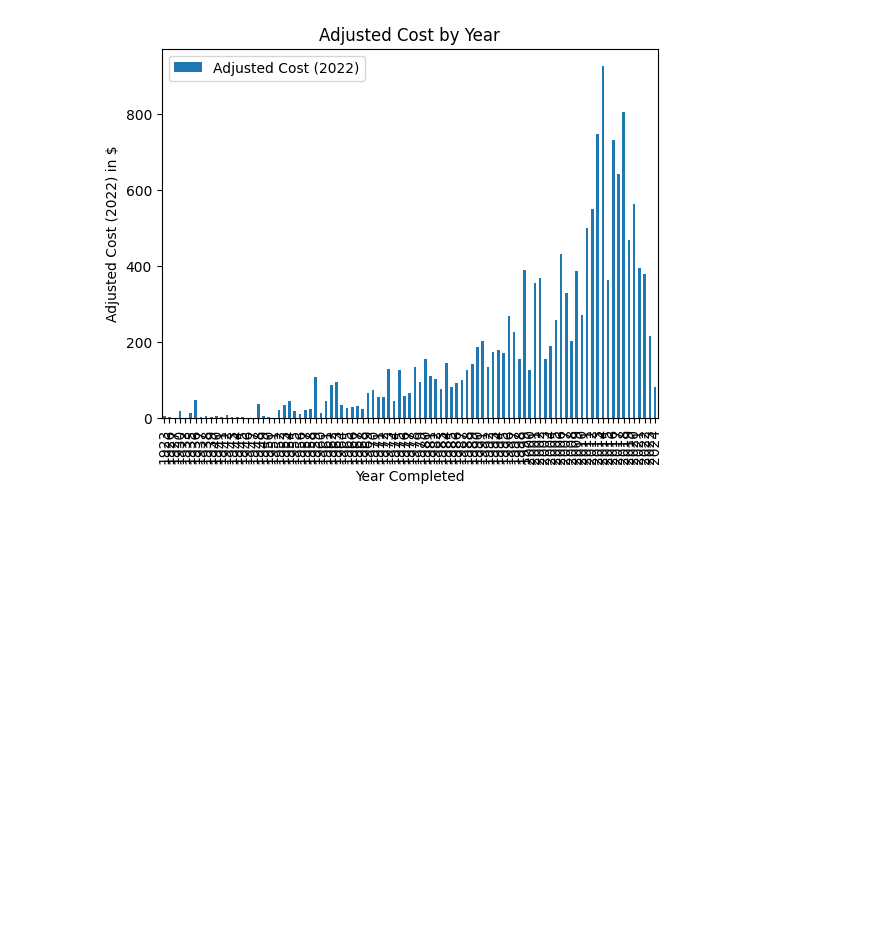
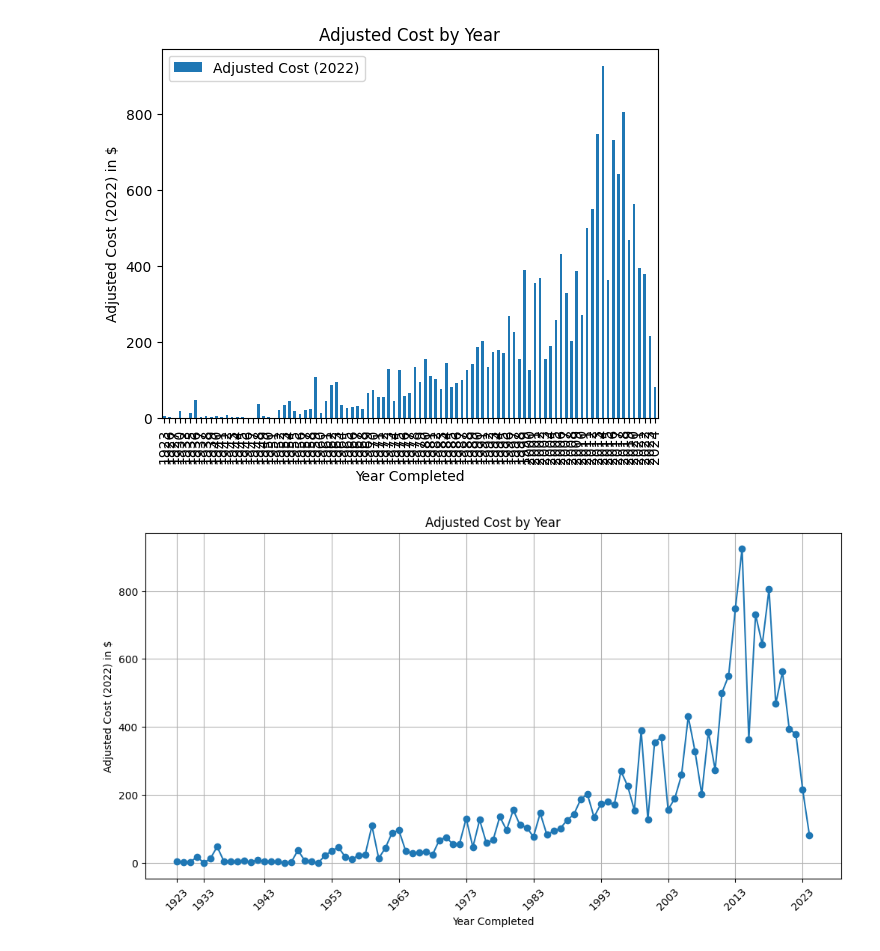
Before and after one commit to argearhart/beach, a Jupyter notebook: beach_nourishment.ipynb, the cells around one changed output. Saved outputs shown, nothing was run; the diff lists cells and outputs as text; code cells hidden in the pictures; blank space fills up the shorter version.

```diff
--- a/beach_nourishment.ipynb
+++ b/beach_nourishment.ipynb
@@ -9,7 +9,7 @@ import os
 
 column_names = ['ID', 'State', 'Location', 'Year Completed', 'Primary Funding Source', 'Justification', 'Length (ft)', 'Volume (CY)', 'Total Cost',	'Year Completed CPI', 'Adjusted Cost (2022)', 'Total Cost/CY', 'Adjusted Cost/CY', 'CY/Foot', 'Current CPI', 'Other Info', 'Source Comment']
 
-beach = pd.read_excel('beach_nourishment_PSDS.xlsx', names = column_names, header=0)
+beach = pd.read_excel('data/beach_nourishment_PSDS.xlsx', names = column_names, header=0)
 #drop the first column called 'ID'
 beach.drop(['ID', 'Year Completed CPI', 'Current CPI', 'Other Info', 'Source Comment'], axis=1, inplace=True)
 
@@ -280,3 +280,31 @@ plt.ylabel('Adjusted Cost (2022) in $')
 plt.show()
 # %% [output]
 [figure]
+# %%
+
+# Convert the 'Year Completed' column to string if it's not already, to ensure consistent tick labeling
+totals_by_year['Year Completed'] = totals_by_year['Year Completed'].astype(str)
+
+# Plotting as a line chart
+plt.figure(figsize=(12, 6))  # Optional: Adjusts the size of your chart
+plt.plot(totals_by_year['Year Completed'], totals_by_year['Adjusted Cost (2022)'], marker='o', linestyle='-')
+
+# Adding title and labels
+plt.title('Adjusted Cost by Year')
+plt.xlabel('Year Completed')
+plt.ylabel('Adjusted Cost (2022) in $')
+
+# Handling x-axis ticks for every 10 years
+# Assuming 'Year Completed' are sorted and are in YYYY format
+start_year = int(totals_by_year['Year Completed'].iloc[0])
+end_year = int(totals_by_year['Year Completed'].iloc[-1])
+tick_years = [str(year) for year in range(start_year, end_year + 1, 10)]  # Generate a list of years for ticks
+plt.xticks(ticks=tick_years, labels=tick_years, rotation=45)  # Set ticks; rotation for readability
+
+# add grid lines to make the chart easier to read
+plt.grid(True)
+
+# Show plot
+plt.show()
+# %% [output]
+[figure, added]
```
Also changed, not shown: parts of 1 cell of this notebook, 5 other files.
